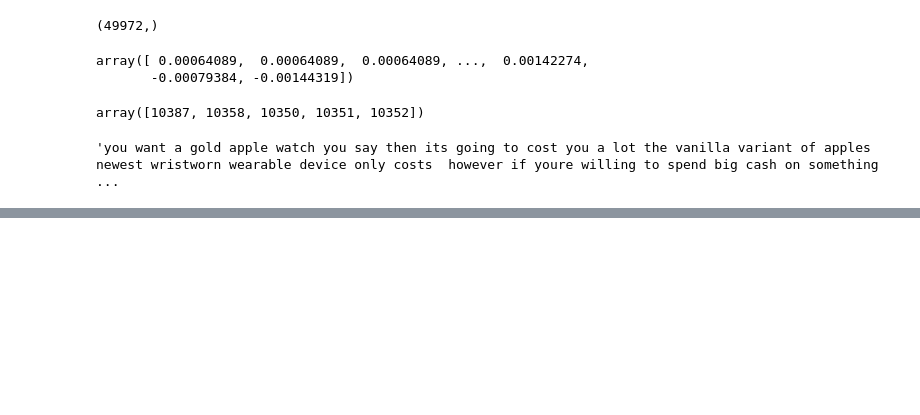
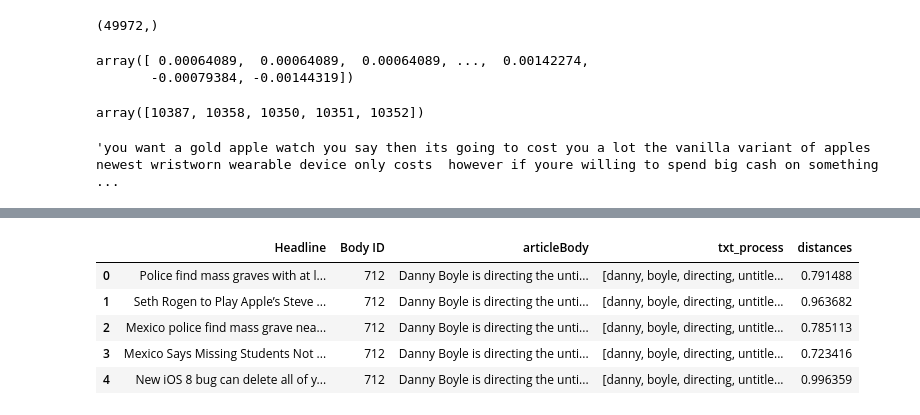
Before and after one commit to hscodes/Capstone, a Jupyter notebook: Capstone.ipynb, the cells around one changed output, grey strips where cells are left out. Drawn from its saved outputs; the diff is of its cells as text; code cells hidden in the pictures; blank space fills up the shorter version.

```diff
--- a/Capstone.ipynb
+++ b/Capstone.ipynb
@@ -657,0 +688,4 @@ pyLDAvis.gensim.prepare(ldamodel, corpus, dictionary)
+# %%
+distances = []
+for i, body in enumerate(articleBody_svd_matrix):
+    distances.append(sp.distance.cdist([body], [headline_svd_matrix[i]], 'cosine')[0][0])
@@ -657,0 +712,11 @@ pyLDAvis.gensim.prepare(ldamodel, corpus, dictionary)
+# %%
+df_all['distances'] = pd.Series(distances)
+# %%
+df_all.head()
+# %% [output]
+|  | Headline | Body ID | articleBody | txt_process | distances |
+| 0 | Police find mass graves with at l... | 712 | Danny Boyle is directing the unti... | [danny, boyle, directing, untitle... | 0.791488 |
+| 1 | Seth Rogen to Play Apple’s Steve ... | 712 | Danny Boyle is directing the unti... | [danny, boyle, directing, untitle... | 0.963682 |
+| 2 | Mexico police find mass grave nea... | 712 | Danny Boyle is directing the unti... | [danny, boyle, directing, untitle... | 0.785113 |
+| 3 | Mexico Says Missing Students Not ... | 712 | Danny Boyle is directing the unti... | [danny, boyle, directing, untitle... | 0.723416 |
+| 4 | New iOS 8 bug can delete all of y... | 712 | Danny Boyle is directing the unti... | [danny, boyle, directing, untitle... | 0.996359 |
```
Also changed, not shown: parts of 41 cells of this notebook.
